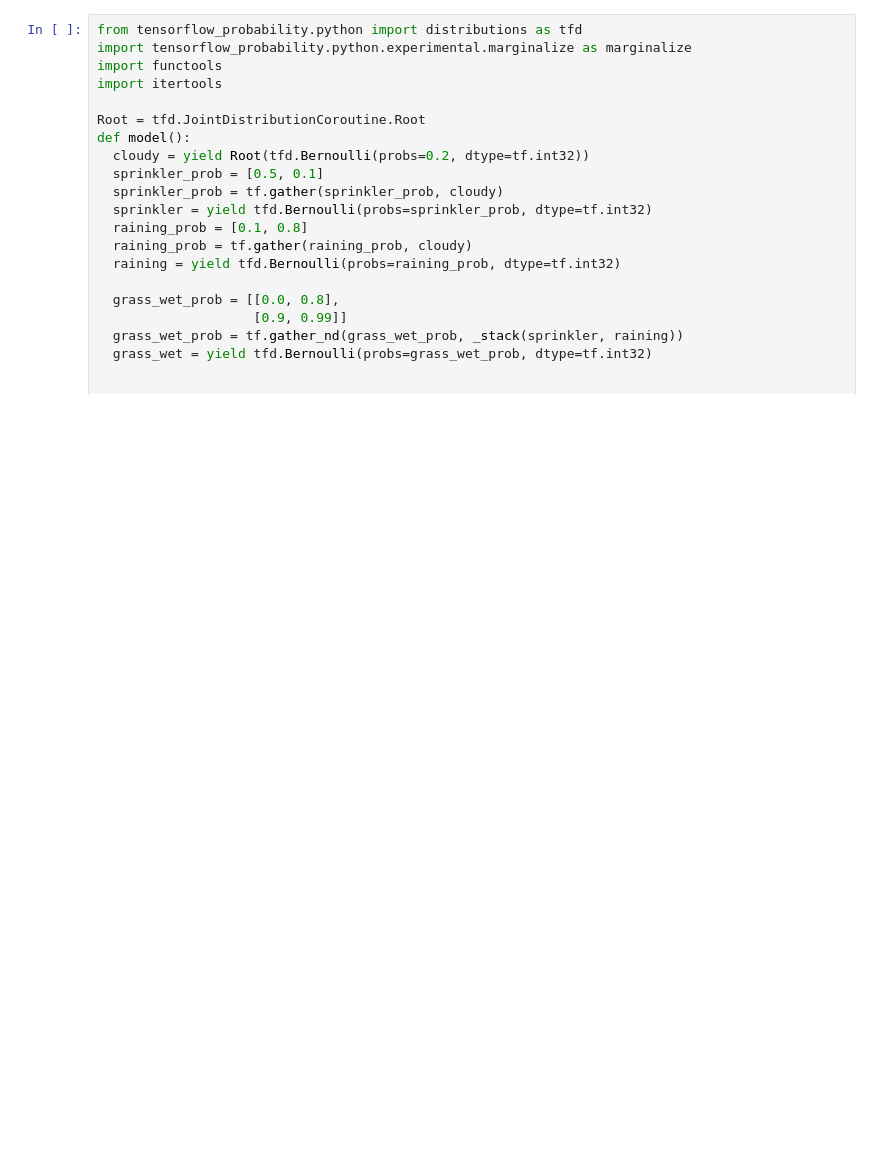
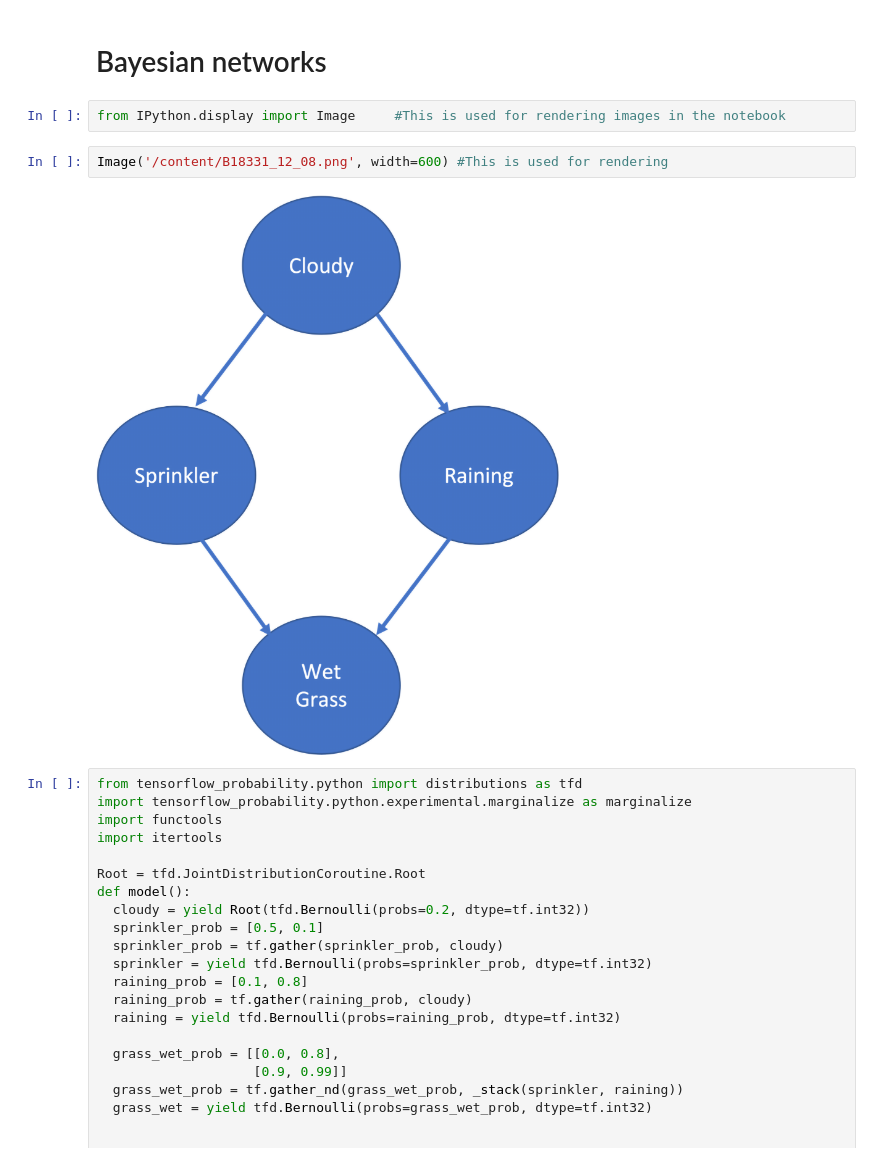
Before and after one commit to PacktPublishing/Deep-Learning-with-TensorFlow-and-Keras-3rd-edition, a Jupyter notebook: Chapter_12/Bayesian_networks.ipynb, the cells around one changed output. Drawn from its saved outputs; the diff is of its cells as text; blank space fills up the shorter version.

```diff
--- a/Chapter_12/Bayesian_networks.ipynb
+++ b/Chapter_12/Bayesian_networks.ipynb
@@ -1,3 +1,11 @@
+# %% [markdown]
+# Bayesian networks
+# %%
+from IPython.display import Image     #This is used for rendering images in the notebook
+# %%
+Image('/content/B18331_12_08.png', width=600) #This is used for rendering
+# %% [output]
+[figure, added]
 # %%
 from tensorflow_probability.python import distributions as tfd
 import tensorflow_probability.python.experimental.marginalize as marginalize
```
Also changed, not shown: 24 other files.
